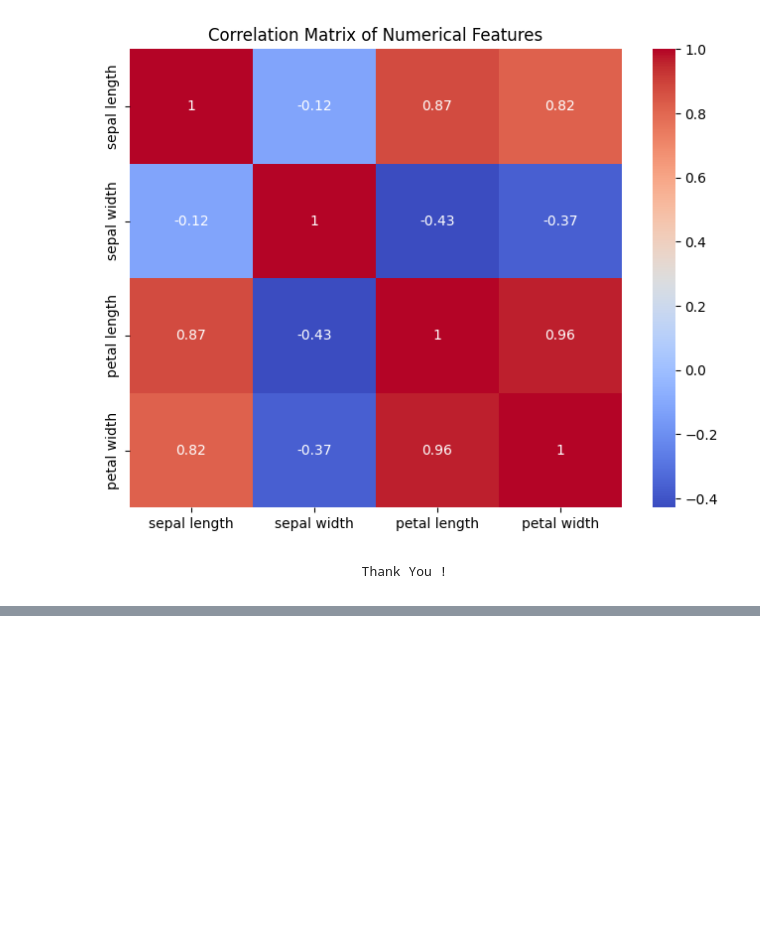
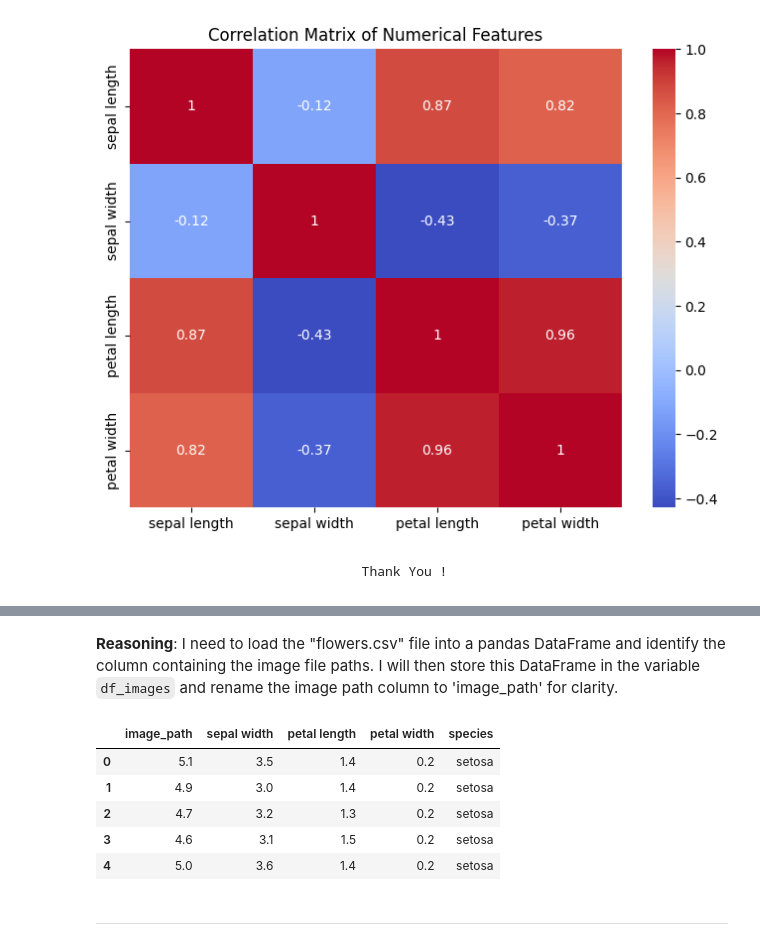
Before and after one commit to Ishita95-harvad/Flowers-Recognition, a Jupyter notebook: Flowers_Recognition.ipynb, the cells around one changed output, grey strips where cells are left out. Drawn from its saved outputs; the diff is of its cells as text; code cells hidden in the pictures; blank space fills up the shorter version.

```diff
--- a/Flowers_Recognition.ipynb
+++ b/Flowers_Recognition.ipynb
@@ -609,0 +705,38 @@ plt.show()
+# %% [markdown]
+**Reasoning**:
+I need to load the "flowers.csv" file into a pandas DataFrame and identify the column containing the image file paths.  I will then store this DataFrame in the variable `df_images` and rename the image path column to 'image_path' for clarity.
+# %%
+import pandas as pd
+
+try:
+    df_images = pd.read_csv('flowers.csv')
+    # Inspect the DataFrame to find the column with image paths.
+    #  This assumes the column name is 'image_path', 'file_path', or 'path'.
+    # If none of these exist, it defaults to the first column
+    if 'image_path' in df_images.columns:
+        df_images = df_images.rename(columns={'image_path': 'image_path'})
+    elif 'file_path' in df_images.columns:
+        df_images = df_images.rename(columns={'file_path': 'image_path'})
+    elif 'path' in df_images.columns:
+        df_images = df_images.rename(columns={'path': 'image_path'})
+    elif len(df_images.columns) > 0:
+        df_images = df_images.rename(columns={df_images.columns[0]:'image_path'})
+    else:
+        print("Error: No columns found in the CSV file.")
+
+    display(df_images.head())
+except FileNotFoundError:
+    print("Error: 'flowers.csv' not found.")
+except Exception as e:
+    print(f"An unexpected error occurred: {e}")
+# %% [output]
+|  | image_path | sepal width | petal length | petal width | species |
+| 0 | 5.1 | 3.5 | 1.4 | 0.2 | setosa |
+| 1 | 4.9 | 3.0 | 1.4 | 0.2 | setosa |
+| 2 | 4.7 | 3.2 | 1.3 | 0.2 | setosa |
+| 3 | 4.6 | 3.1 | 1.5 | 0.2 | setosa |
+| 4 | 5.0 | 3.6 | 1.4 | 0.2 | setosa |
+# %% [markdown]
+
+
+---
```
Also changed, not shown: parts of 8 cells of this notebook.
